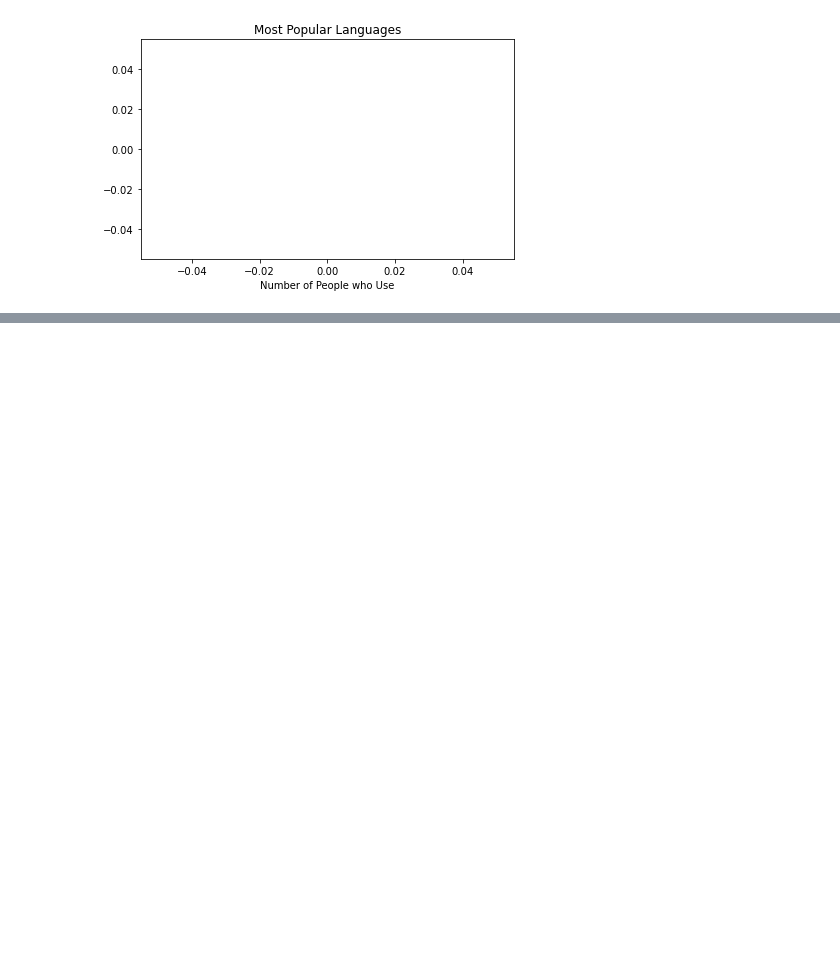
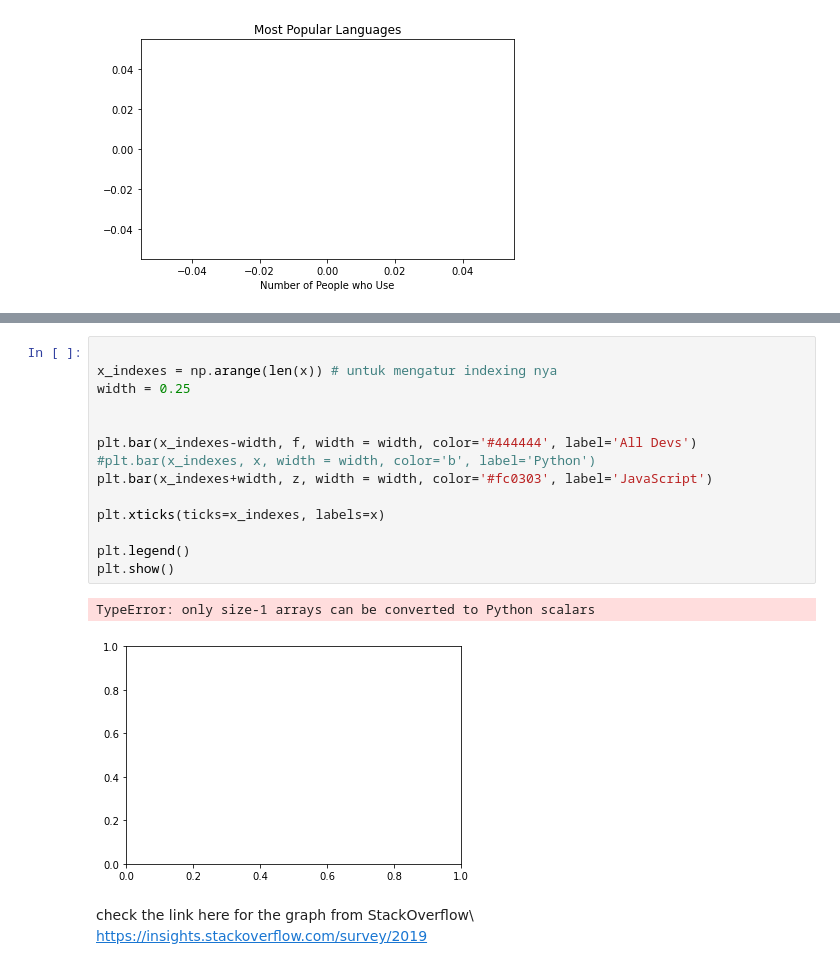
Before and after one commit to arisugiharto/Intermediate_python_batch16, a Jupyter notebook: Materi 5.3 - Bar Chart.ipynb, the cells around one changed output, grey strips where cells are left out. Cells and saved outputs as stored; diff of their text form; blank space fills up the shorter version.

```diff
--- a/Materi 5.3 - Bar Chart.ipynb
+++ b/Materi 5.3 - Bar Chart.ipynb
@@ -220,0 +261,19 @@ plt.show()
+# %%
+
+x_indexes = np.arange(len(x)) # untuk mengatur indexing nya
+width = 0.25
+
+
+plt.bar(x_indexes-width, f, width = width, color='#444444', label='All Devs')
+#plt.bar(x_indexes, x, width = width, color='b', label='Python')
+plt.bar(x_indexes+width, z, width = width, color='#fc0303', label='JavaScript')
+
+plt.xticks(ticks=x_indexes, labels=x)
+
+plt.legend()
+plt.show()
+# %% [output]
+TypeError: only size-1 arrays can be converted to Python scalars
+[figure, added]
+# %% [markdown]
+check the link here for the graph from StackOverflow\ https://insights.stackoverflow.com/survey/2019
```
Also changed, not shown: parts of 3 cells of this notebook, 1 other file.
